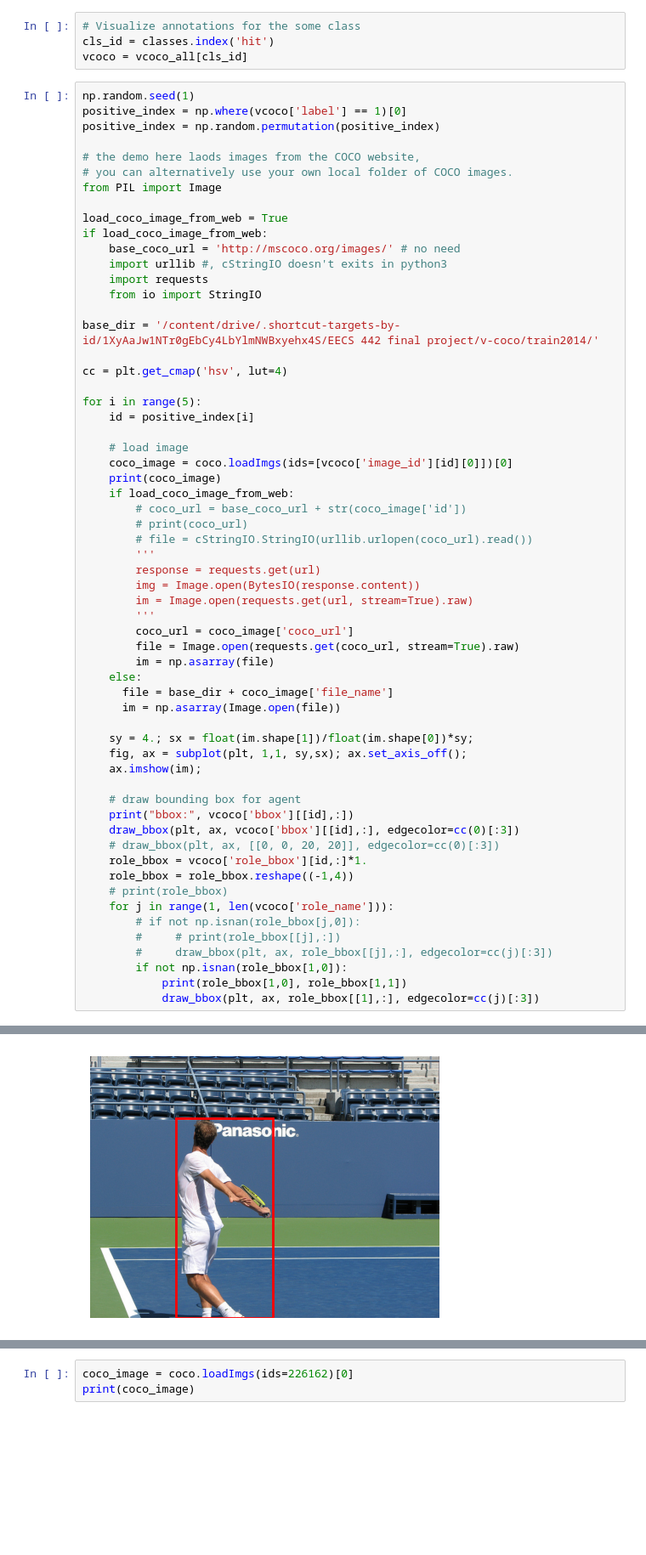
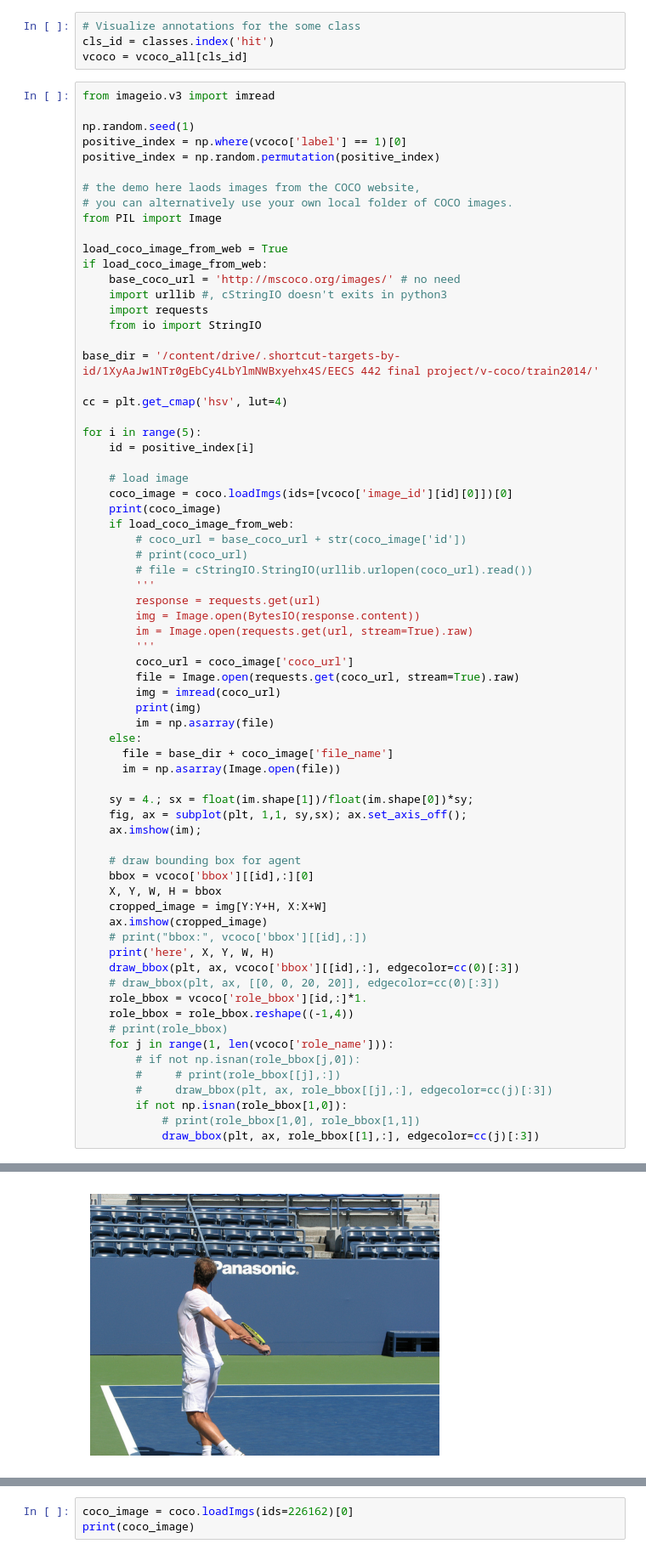
Before and after one commit to MultyXu/EECS_442_HOI, a Jupyter notebook: vcoco/V-COCO.ipynb, the cells around one changed output, grey strips where cells are left out. Shown: that part at 85% size. Cells and saved outputs as stored; diff of their text form; blank space fills up the shorter version.

```diff
--- a/vcoco/V-COCO.ipynb
+++ b/vcoco/V-COCO.ipynb
@@ -127,6 +127,8 @@ for i, x in enumerate(vcoco_all):
 cls_id = classes.index('hit')
 vcoco = vcoco_all[cls_id]
 # %%
+from imageio.v3 import imread
+
 np.random.seed(1)
 positive_index = np.where(vcoco['label'] == 1)[0]
 positive_index = np.random.permutation(positive_index)
@@ -163,6 +165,8 @@ for i in range(5):
         '''
         coco_url = coco_image['coco_url']
         file = Image.open(requests.get(coco_url, stream=True).raw)
+        img = imread(coco_url)
+        print(img)
         im = np.asarray(file)
     else:
       file = base_dir + coco_image['file_name']
@@ -173,7 +177,12 @@ for i in range(5):
     ax.imshow(im);
 
     # draw bounding box for agent
-    print("bbox:", vcoco['bbox'][[id],:])
+    bbox = vcoco['bbox'][[id],:][0]
+    X, Y, W, H = bbox
+    cropped_image = img[Y:Y+H, X:X+W]
+    ax.imshow(cropped_image)
+    # print("bbox:", vcoco['bbox'][[id],:])
+    print('here', X, Y, W, H)
     draw_bbox(plt, ax, vcoco['bbox'][[id],:], edgecolor=cc(0)[:3])
     # draw_bbox(plt, ax, [[0, 0, 20, 20]], edgecolor=cc(0)[:3])
     role_bbox = vcoco['role_bbox'][id,:]*1.
@@ -184,7 +193,7 @@ for i in range(5):
         #     # print(role_bbox[[j],:])
         #     draw_bbox(plt, ax, role_bbox[[j],:], edgecolor=cc(j)[:3])
         if not np.isnan(role_bbox[1,0]):
-            print(role_bbox[1,0], role_bbox[1,1])
+            # print(role_bbox[1,0], role_bbox[1,1])
             draw_bbox(plt, ax, role_bbox[[1],:], edgecolor=cc(j)[:3])
 # %% [output]
 {'license': 6, 'file_name': 'COCO_train2014_000000554541.jpg', 'coco_url': 'http://images.cocodataset.org/train2014/COCO_train2014_000000554541.jpg', 'height': 480, 'width': 640, 'date_captured': '201 ...
@@ -205 +201 @@ bbox: [[279.43  55.46 405.36 333.  ]]
-[figure, old version]
+[figure, new version]
```
Also changed, not shown: parts of 4 cells of this notebook, 4 other files.
